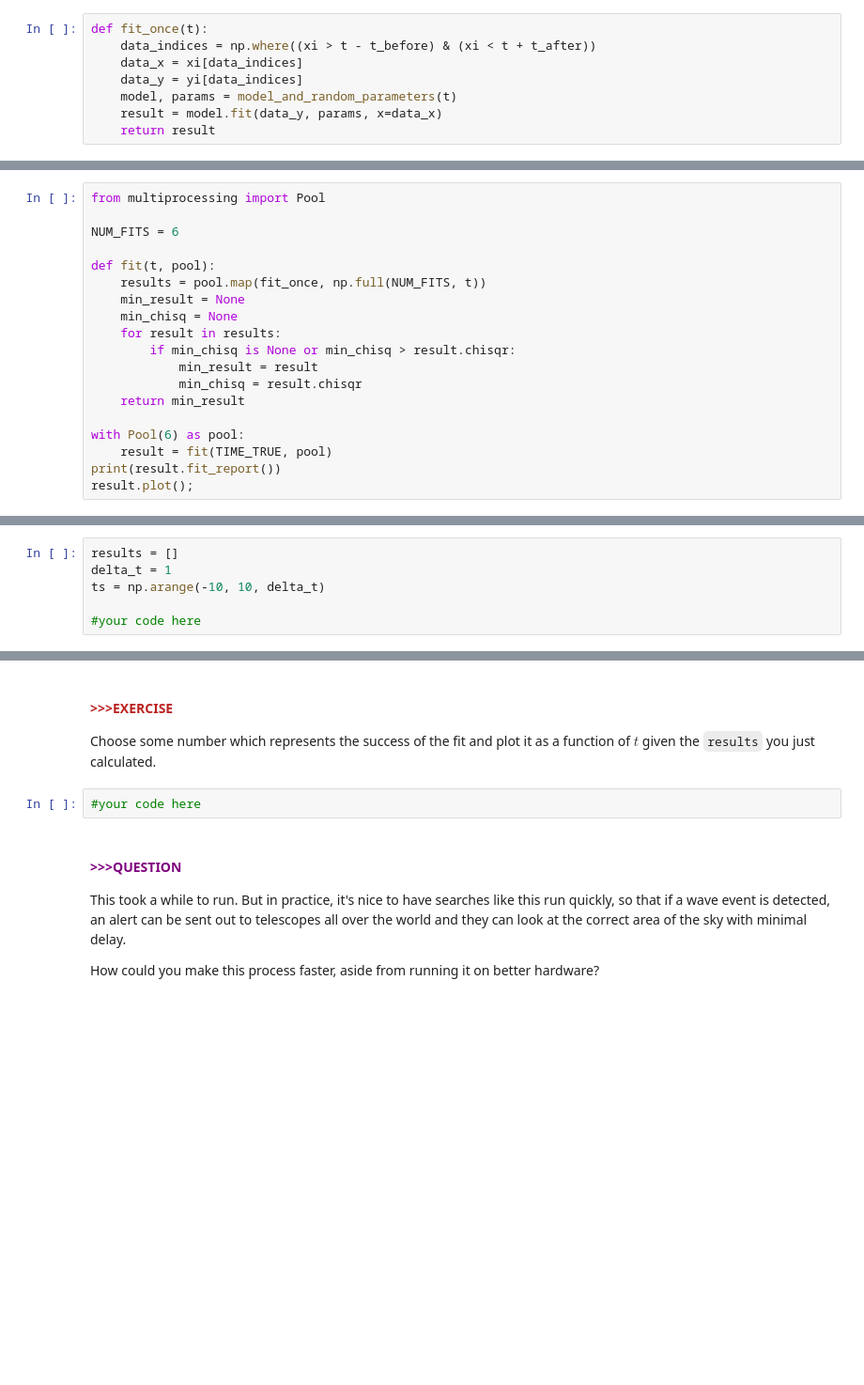
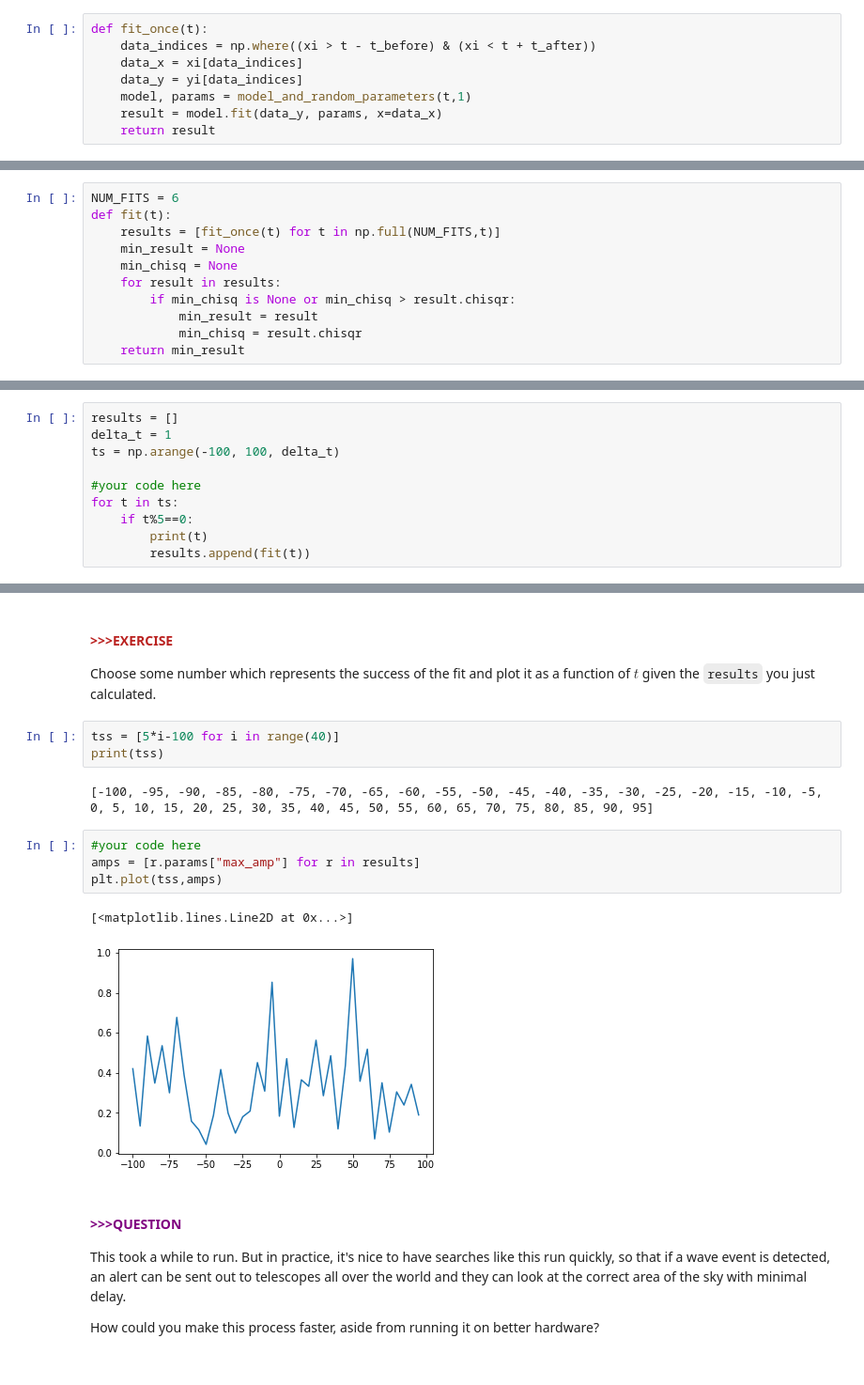
Before and after one commit to MIT-8s50/course, a Jupyter notebook: Recitation5/Recitation_05_learner.ipynb, the cells around one changed output, grey strips where cells are left out. Shown at 94% size. Cells and saved outputs as stored; diff of their text form; blank space fills up the shorter version.

```diff
--- a/Recitation5/Recitation_05_learner.ipynb
+++ b/Recitation5/Recitation_05_learner.ipynb
@@ -274,7 +285,7 @@ def fit_once(t):
     data_indices = np.where((xi > t - t_before) & (xi < t + t_after))
     data_x = xi[data_indices]
     data_y = yi[data_indices]
-    model, params = model_and_random_parameters(t)
+    model, params = model_and_random_parameters(t,1)
     result = model.fit(data_y, params, x=data_x)
     return result
 # %% [markdown]
@@ -327,12 +359,9 @@ result.plot();
 
 <!--end-block-->
 # %%
-from multiprocessing import Pool
-
 NUM_FITS = 6
-
-def fit(t, pool):
-    results = pool.map(fit_once, np.full(NUM_FITS, t))
+def fit(t):
+    results = [fit_once(t) for t in np.full(NUM_FITS,t)]
     min_result = None
     min_chisq = None
     for result in results:
@@ -340,11 +369,6 @@ def fit(t, pool):
             min_result = result
             min_chisq = result.chisqr
     return min_result
-
-with Pool(6) as pool:
-    result = fit(TIME_TRUE, pool)
-print(result.fit_report())
-result.plot();
 # %% [markdown]
 <!--start-block-->
 #### <span style="color:#BA2220">>>>EXERCISE</span>
@@ -377,6 +401,10 @@ with Pool(NUM_F|ITS) as pool:
 # %%
 results = []
 delta_t = 1
-ts = np.arange(-10, 10, delta_t)
+ts = np.arange(-100, 100, delta_t)
 
 #your code here
+for t in ts:
+    if t%5==0:
+        print(t)
+        results.append(fit(t))
@@ -400,8 +446,18 @@ plt.ylabel("Wave amplitudes (SNR)")
 -->
 
 <!--end-block-->
+# %%
+tss = [5*i-100 for i in range(40)]
+print(tss)
+# %% [output]
+[-100, -95, -90, -85, -80, -75, -70, -65, -60, -55, -50, -45, -40, -35, -30, -25, -20, -15, -10, -5, 0, 5, 10, 15, 20, 25, 30, 35, 40, 45, 50, 55, 60, 65, 70, 75, 80, 85, 90, 95]
 # %%
 #your code here
+amps = [r.params["max_amp"] for r in results]
+plt.plot(tss,amps)
+# %% [output]
+[<matplotlib.lines.Line2D at 0x...>]
+[figure, added]
 # %% [markdown]
 <!--start-block-->
 #### <span style="color:purple">>>>QUESTION</span>
```
Also changed, not shown: parts of 6 cells of this notebook.
